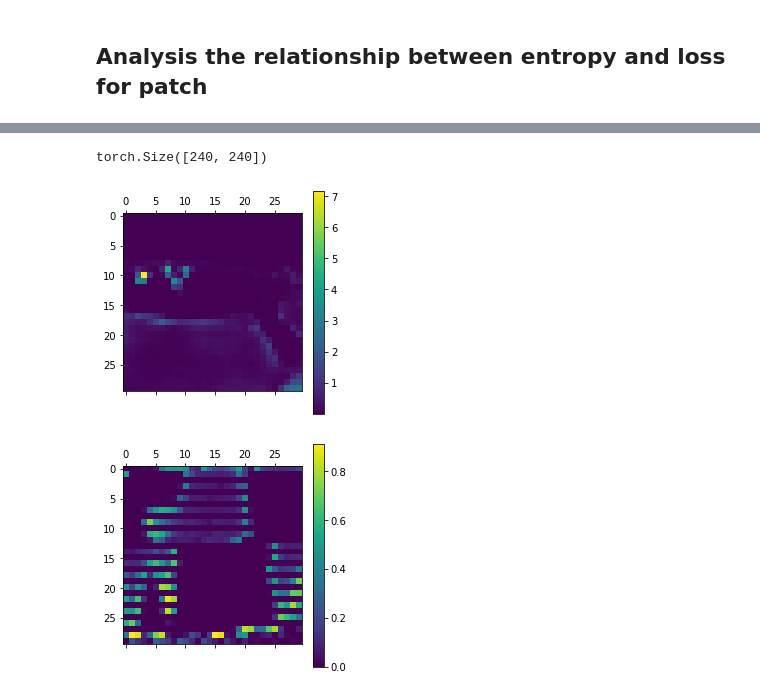
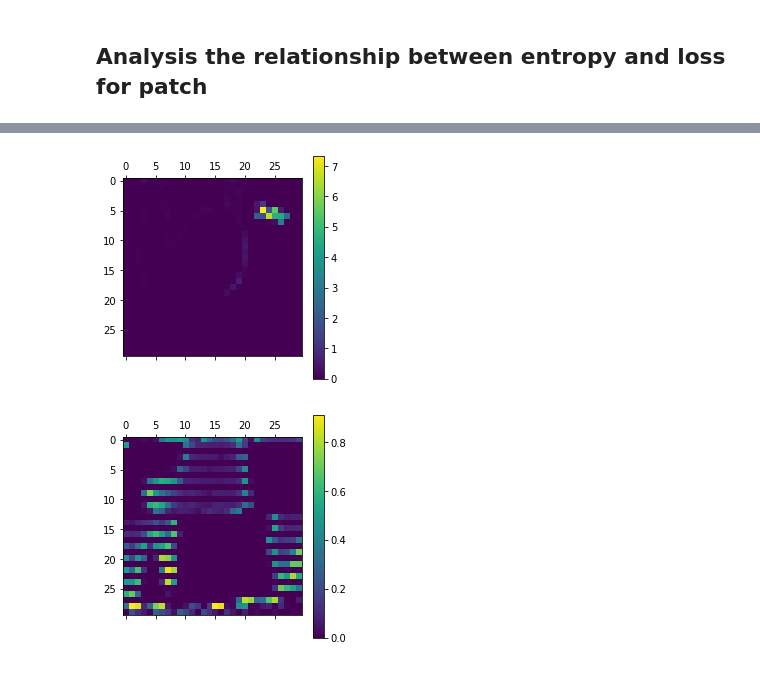
Before and after one commit to susanbao/ViT-pytorch, a Jupyter notebook: inference_patch_loss.ipynb, the cells around one changed output, grey strips where cells are left out. Drawn from its saved outputs; the diff is of its cells as text; code cells hidden in the pictures.

```diff
--- a/inference_patch_loss.ipynb
+++ b/inference_patch_loss.ipynb
@@ -132,12 +132,9 @@ display(entropy[0])
 # %%
-image_index = 88
+image_index = 1446
 entropy = np.zeros((3600))
 feature, label, index = train_loader.get_item_with_indices(image_index)
 # feature, label = train_loader.__getitem__(image_index)
-def display(losses):
-    plt.matshow(losses)
-    plt.colorbar()
-    plt.show()
+
 avgpool = torch.nn.AdaptiveAvgPool2d((30,30))
 sampled_entropy = feature[-1].unsqueeze(dim=0)
 sampled_entropy = avgpool(sampled_entropy)
@@ -150,18 +145,15 @@ display(entropy)
-# %%
-feature[-1].shape
-# %% [output]
-torch.Size([240, 240])
 # %%
+avgpool = torch.nn.AdaptiveAvgPool2d((30,30))
 loss_dir = "/workspace/pytorch-segmentation/pro_data/PSPNet_VOC/val/loss/"
 file_name = str(image_index // 8) + ".npy"
 image_loc = image_index % 8
 losses = np_read_with_tensor_output(loss_dir + file_name)
 loss = losses[image_loc]
 loss = torch.unsqueeze(loss, dim=0)
 loss = avgpool(loss)
 display(loss[0])
 # %% [output]
-[figure, old version]
+[figure, new version]
 # %%
 def display(losses):
     plt.matshow(losses)
```
Also changed, not shown: parts of 3 cells of this notebook.
